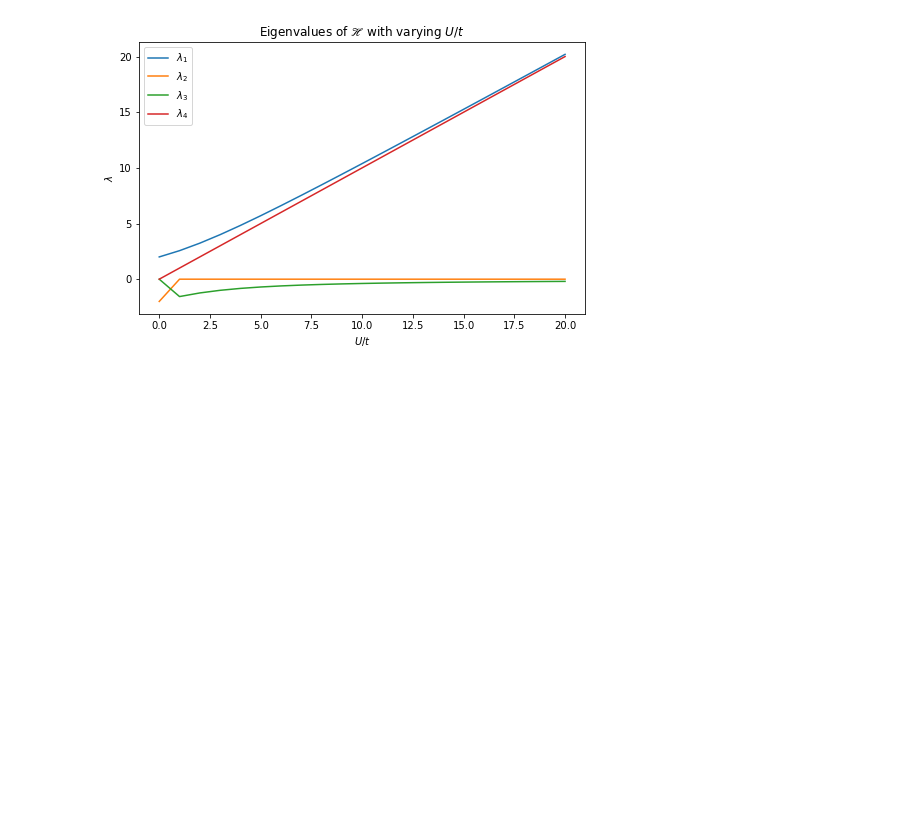
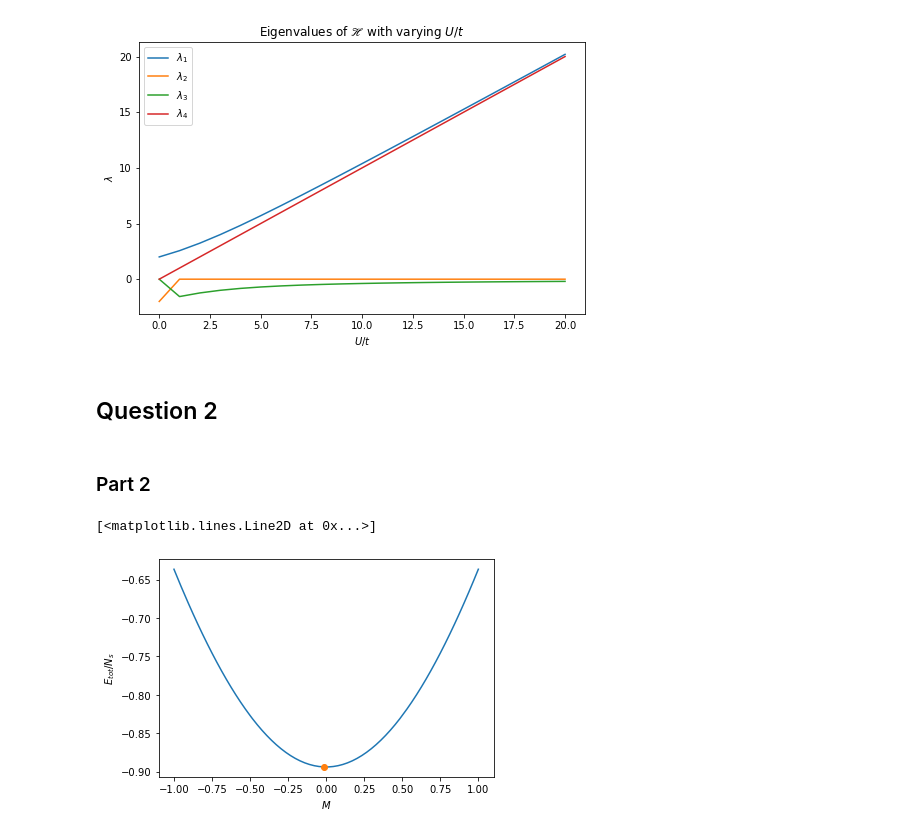
Before and after one commit to joshedmundson/PH4044-Tutorial-2, a Jupyter notebook: PH4044 Tutorial 2 Code.ipynb, the cells around one changed output. Cells and saved outputs as stored; diff of their text form; code cells hidden in the pictures; blank space fills up the shorter version.

```diff
--- a/PH4044 Tutorial 2 Code.ipynb
+++ b/PH4044 Tutorial 2 Code.ipynb
@@ -45,3 +45,65 @@ plt.legend()
 # %% [output]
 <matplotlib.legend.Legend at 0x...>
 [figure]
+# %% [markdown]
+## Question 2
+# %% [markdown]
+### Part 2
+# %%
+# Define the constants set out in (a)
+N_s = 256
+j = np.arange(-N_s/2+1, N_s/2+1, 1)
+k = (2*np.pi*j)/N_s
+N = 128
+
+t =1
+U=0.1
+
+# Generate all N_up, N_down pairs
+N_up = np.arange(0, N+1, 1)
+N_down = np.flip(N_up)
+
+# Generate each mean field
+n_up = N_up/N_s
+n_down = N_down/N_s
+
+# Define energy eigenfunctions for each k
+e_k = -2*t*np.cos(k)
+
+def E(k, N_up_val, N_down_val, n_up_val, n_down_val):
+    '''
+    Returns each E_sigma value summed up to the
+    N_sigma lowest energy state
+    '''
+    eMF_up = np.sort(e_k + U*n_down_val)
+    eMF_down = np.sort(e_k + U*n_up_val)
+
+    E_up = np.sum(eMF_up[:N_up_val])
+    E_down = np.sum(eMF_down[:N_down_val])
+
+    return E_up, E_down
+
+
+# Calculate ground state energy for each M
+E_0_over_N_S = []
+for index in range(N+1):
+    E_up, E_down = E(k, N_up[index], N_down[index], n_up[index], n_down[index])
+    new_E_0_over_N_S = (E_up+E_down)/N_s - (U*n_up[index]*n_down[index])
+    E_0_over_N_S.append(new_E_0_over_N_S)
+
+# Find the min E value and corresponding M
+min_energy = min(E_0_over_N_S)
+min_index = E_0_over_N_S.index(min_energy)
+min_M = (N_up[min_index] - N_down[min_index])/N
+
+# Calculate all M
+M = (N_up - N_down)/N
+
+fig = plt.figure()
+plt.xlabel('$M$')
+plt.ylabel('$E_{tot}/N_s$')
+plt.plot(M, E_0_over_N_S)
+plt.plot(min_M, min_energy, marker='o')
+# %% [output]
+[<matplotlib.lines.Line2D at 0x...>]
+[figure, added]
```
